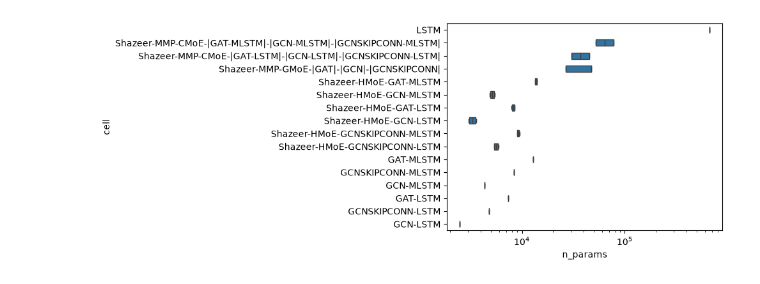
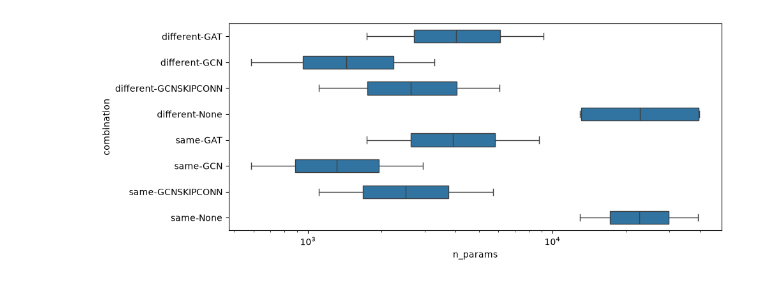
Before and after one commit to ashkihotah/spatio-temporal-forecasting, a Jupyter notebook: notebooks/hpo.ipynb, the cells around one changed output. Saved outputs shown, nothing was run; the diff lists cells and outputs as text; code cells hidden in the pictures.

```diff
--- a/notebooks/hpo.ipynb
+++ b/notebooks/hpo.ipynb
@@ -5,3 +7,3 @@ import matplotlib.pyplot as plt
 # %%
-path = "./runs/runs+moes.csv"
+path = "./runs/runs.csv"
 df = pd.read_csv(path)
@@ -71,22 +197,32 @@ for row in df.iterrows():
 # %%
-col = "cell" # ["projection", 'dataset.use_time_features', "data_distribution", "postprocessing"]
-# replace None with "None"
+mask = df["meta.dataset"].str.contains("wind-nrel")
+
+# col = ["data_distribution", "attention"]
+
+# col = ["data_distribution", "dataset.use_time_features"]
+
+# col = ["data_distribution", "cell"]
+
+# col = ["data_distribution", "cell_type"]
+
+# col = ["data_distribution", "postprocessing"]
+
+col = ["data_distribution", "gnn"]
+mask &= pd.isnull(df["attention"])
+
+mask &= ~df["experiment"].str.contains("MoE")
+
+new_df = df[mask]
 
 if isinstance(col, list):
     for c in col:
-        df[c] = df[c].fillna("None")
-    df["combination"] = df[col].apply(lambda x: "-".join(x.astype(str)), axis=1)
+        new_df[c] = new_df[c].fillna("None")
+    new_df["combination"] = new_df[col].apply(lambda x: "-".join(x.astype(str)), axis=1)
     col = "combination"
 else:
-    df[col] = df[col].fillna("None")
+    new_df[col] = new_df[col].fillna("None")
 
-df[col] = df[col].astype(str)
-
-mask = df["meta.dataset"].str.contains("pv-italy")
-mask &= df["data_distribution"] == "same"
-mask &= pd.isnull(df["attention"])
-mask &= df["dataset.use_time_features"] == True
-df = df[mask]
-
-df[col].value_counts()
+new_df[col] = new_df[col].astype(str)
+new_df = new_df.sort_values(by=col)
+new_df[col].value_counts()
 # %% [output]
@@ -169,16 +291,16 @@ plt.show()
 # %%
 fig = plt.figure(figsize=(10, 4))
 axis = plt.gca()
 # axis.tick_params(axis='x', rotation=90)
 sns.boxplot(
-    data=df,
+    data=new_df,
     x='n_params',
     y=col,
     # use log scale for y axis
     width=0.5,
     log_scale=True
 )
 plt.tight_layout()
 plt.show()
 # %% [output]
-[figure, old version]
+[figure, new version]
```
Also changed, not shown: parts of 14 cells of this notebook, 3 other files.
